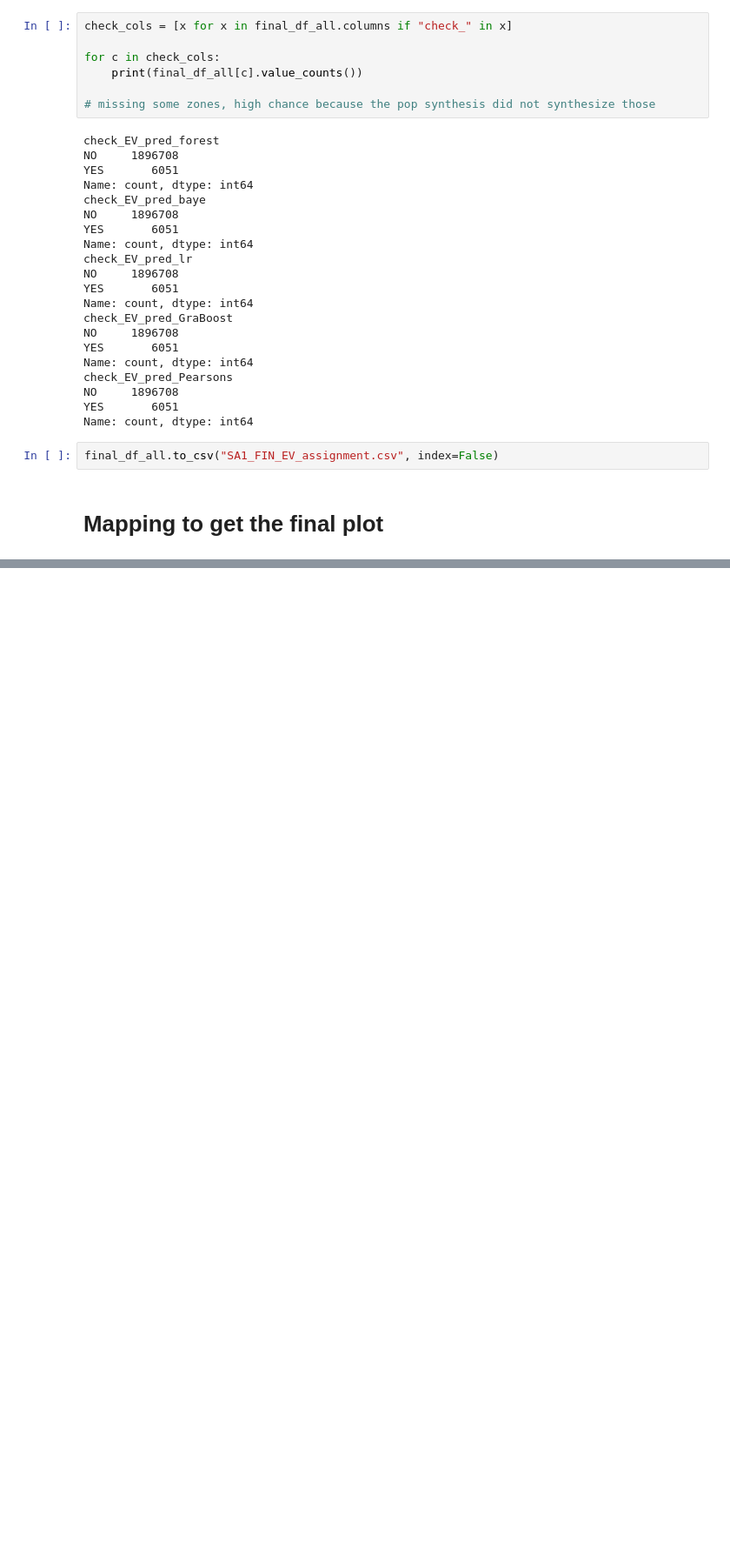
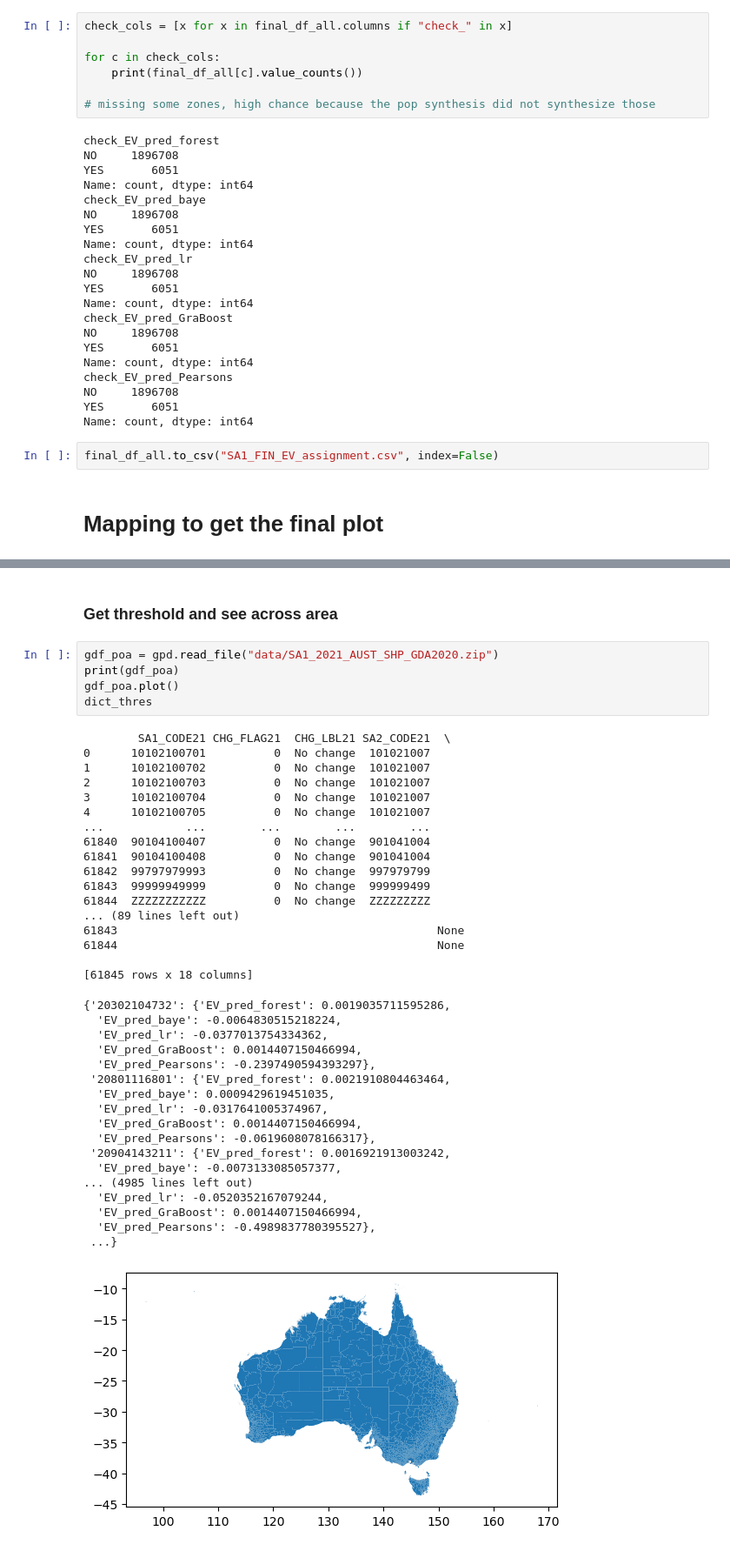
Before and after one commit to bobkatla/rhea, a Jupyter notebook: feature_select/run_analysis_sa1.ipynb, the cells around one changed output, grey strips where cells are left out. Shown at 87% size. Drawn from its saved outputs; the diff is of its cells as text; blank space fills up the shorter version.

```diff
--- a/feature_select/run_analysis_sa1.ipynb
+++ b/feature_select/run_analysis_sa1.ipynb
@@ -193,0 +305,43 @@ import matplotlib.pyplot as plt
+# %% [markdown]
+### Get threshold and see across area
+# %%
+gdf_poa = gpd.read_file("data/SA1_2021_AUST_SHP_GDA2020.zip")
+print(gdf_poa)
+gdf_poa.plot()
+dict_thres
+# %% [output]
+        SA1_CODE21 CHG_FLAG21  CHG_LBL21 SA2_CODE21  \
+0      10102100701          0  No change  101021007
+1      10102100702          0  No change  101021007
+2      10102100703          0  No change  101021007
+3      10102100704          0  No change  101021007
+4      10102100705          0  No change  101021007
+...            ...        ...        ...        ...
+61840  90104100407          0  No change  901041004
+61841  90104100408          0  No change  901041004
+61842  99797979993          0  No change  997979799
+61843  99999949999          0  No change  999999499
+61844  ZZZZZZZZZZZ          0  No change  ZZZZZZZZZ
+... (89 lines left out)
+61843                                               None
+61844                                               None
+
+[61845 rows x 18 columns]
+{'20302104732': {'EV_pred_forest': 0.0019035711595286,
+  'EV_pred_baye': -0.0064830515218224,
+  'EV_pred_lr': -0.0377013754334362,
+  'EV_pred_GraBoost': 0.0014407150466994,
+  'EV_pred_Pearsons': -0.2397490594393297},
+ '20801116801': {'EV_pred_forest': 0.0021910804463464,
+  'EV_pred_baye': 0.0009429619451035,
+  'EV_pred_lr': -0.0317641005374967,
+  'EV_pred_GraBoost': 0.0014407150466994,
+  'EV_pred_Pearsons': -0.0619608078166317},
+ '20904143211': {'EV_pred_forest': 0.0016921913003242,
+  'EV_pred_baye': -0.0073133085057377,
+... (4985 lines left out)
+  'EV_pred_lr': -0.0520352167079244,
+  'EV_pred_GraBoost': 0.0014407150466994,
+  'EV_pred_Pearsons': -0.4989837780395527},
+ ...}
+[figure, added]
```
Also changed, not shown: parts of 10 cells of this notebook.
